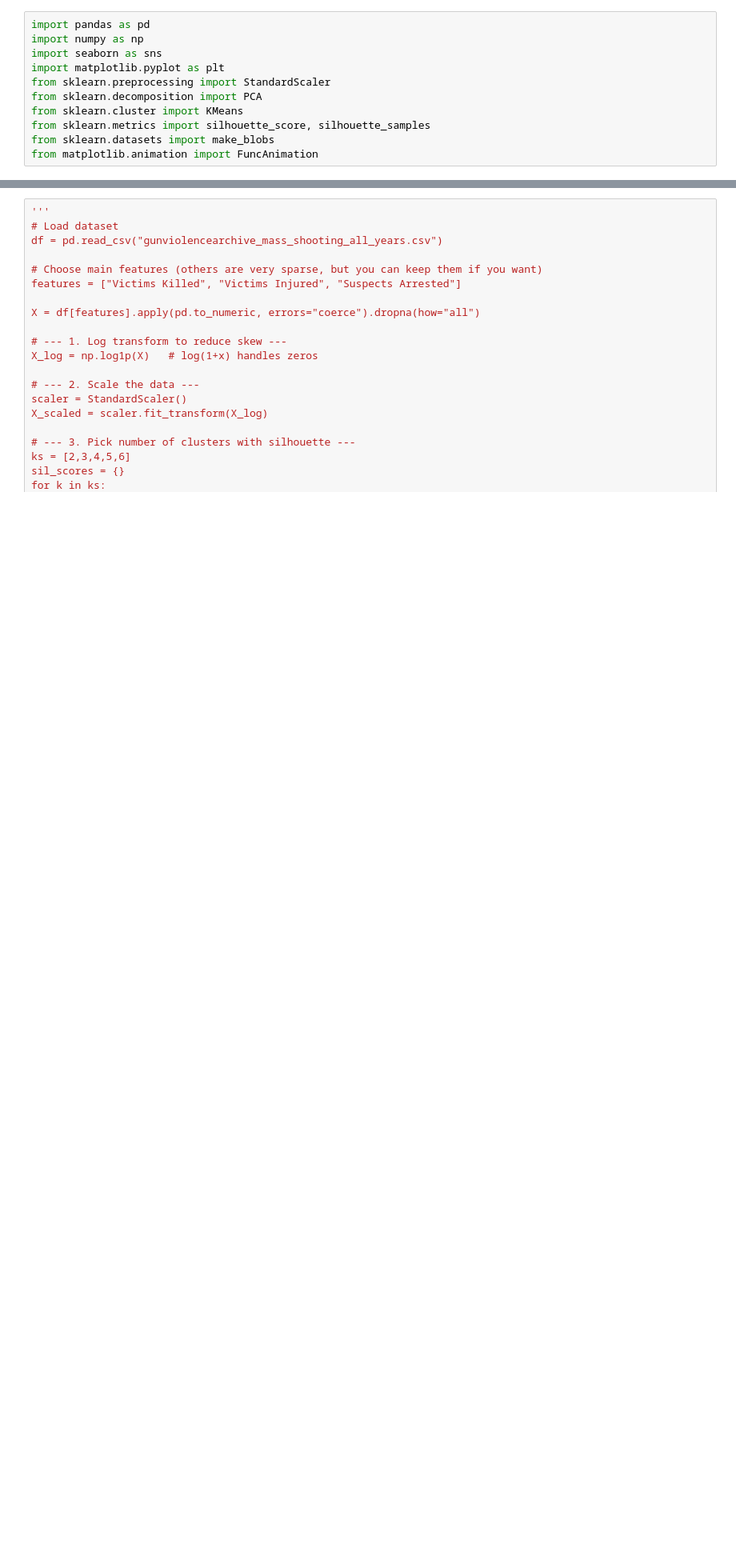
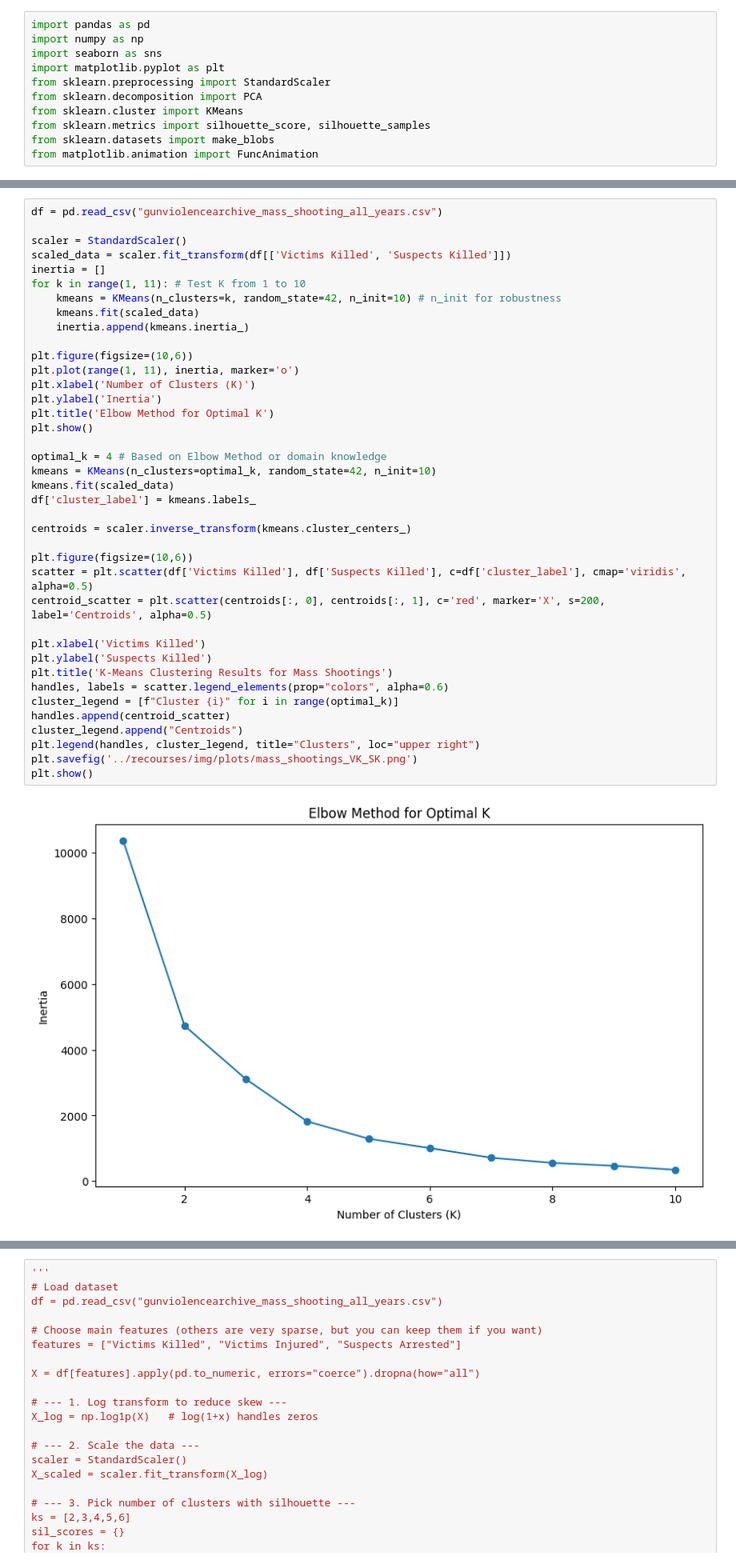
Before and after one commit to kayleedehncke/kayleedehncke_ml-github.io, a Jupyter notebook: website/data/clustering.ipynb, the cells around one changed output, grey strips where cells are left out. Shown at 80% size. Cells and saved outputs as stored; diff of their text form; blank space fills up the shorter version.

Commit message:
clustering plots

```diff
--- a/website/data/clustering.ipynb
+++ b/website/data/clustering.ipynb
@@ -15,0 +18,41 @@ from matplotlib.animation import FuncAnimation
+# %%
+df = pd.read_csv("gunviolencearchive_mass_shooting_all_years.csv")
+
+scaler = StandardScaler()
+scaled_data = scaler.fit_transform(df[['Victims Killed', 'Suspects Killed']])
+inertia = []
+for k in range(1, 11): # Test K from 1 to 10
+    kmeans = KMeans(n_clusters=k, random_state=42, n_init=10) # n_init for robustness
+    kmeans.fit(scaled_data)
+    inertia.append(kmeans.inertia_)
+
+plt.figure(figsize=(10,6))
+plt.plot(range(1, 11), inertia, marker='o')
+plt.xlabel('Number of Clusters (K)')
+plt.ylabel('Inertia')
+plt.title('Elbow Method for Optimal K')
+plt.show()
+
+optimal_k = 4 # Based on Elbow Method or domain knowledge
+kmeans = KMeans(n_clusters=optimal_k, random_state=42, n_init=10)
+kmeans.fit(scaled_data)
+df['cluster_label'] = kmeans.labels_
+
+centroids = scaler.inverse_transform(kmeans.cluster_centers_)
+
+plt.figure(figsize=(10,6))
+scatter = plt.scatter(df['Victims Killed'], df['Suspects Killed'], c=df['cluster_label'], cmap='viridis', alpha=0.5)
+centroid_scatter = plt.scatter(centroids[:, 0], centroids[:, 1], c='red', marker='X', s=200, label='Centroids', alpha=0.5)
+
+plt.xlabel('Victims Killed')
+plt.ylabel('Suspects Killed')
+plt.title('K-Means Clustering Results for Mass Shootings')
+handles, labels = scatter.legend_elements(prop="colors", alpha=0.6)
+cluster_legend = [f"Cluster {i}" for i in range(optimal_k)]
+handles.append(centroid_scatter)
+cluster_legend.append("Centroids")
+plt.legend(handles, cluster_legend, title="Clusters", loc="upper right")
+plt.savefig('../recourses/img/plots/mass_shootings_VK_SK.png')
+plt.show()
+# %% [output]
+[figure, added]
```
Also changed, not shown: parts of 35 cells of this notebook, 37 other files.
